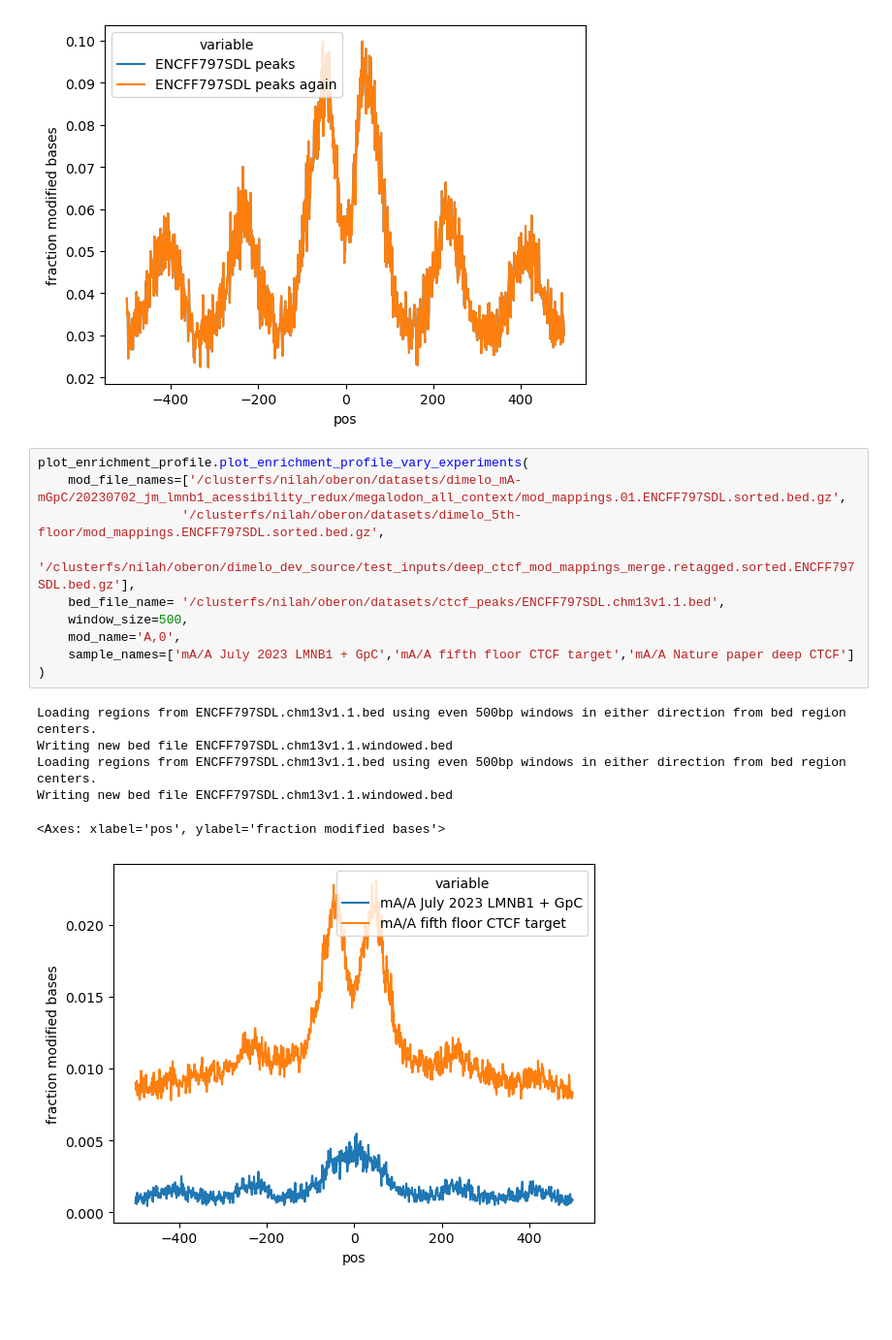
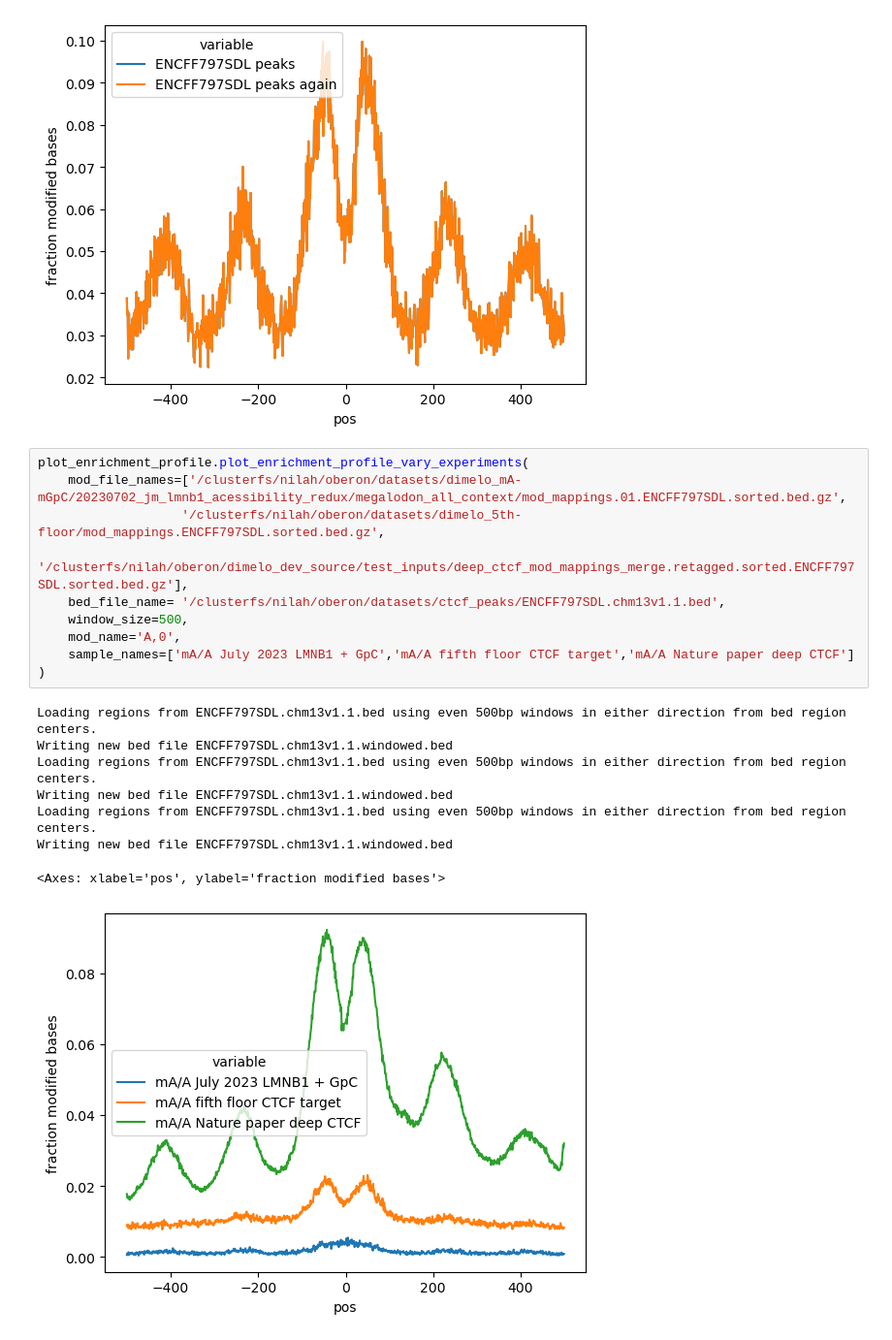
Before and after one commit to streetslab/dimelo, a Jupyter notebook: prototyping/parser/test_profile_plot.ipynb, the cells around one changed output. Shown at 97% size. Drawn from its saved outputs; the diff is of its cells as text; blank space fills up the shorter version.

Commit message:
New plots for deep CTCF nature paper runs, and successful processing of the relevant datasets.

```diff
--- a/prototyping/parser/test_profile_plot.ipynb
+++ b/prototyping/parser/test_profile_plot.ipynb
@@ -200,17 +204,19 @@ Writing new bed file ENCFF797SDL.chm13v1.1.windowed.bed
 # %%
 plot_enrichment_profile.plot_enrichment_profile_vary_experiments(
     mod_file_names=['/clusterfs/nilah/oberon/datasets/dimelo_mA-mGpC/20230702_jm_lmnb1_acessibility_redux/megalodon_all_context/mod_mappings.01.ENCFF797SDL.sorted.bed.gz',
                    '/clusterfs/nilah/oberon/datasets/dimelo_5th-floor/mod_mappings.ENCFF797SDL.sorted.bed.gz',
-                   '/clusterfs/nilah/oberon/dimelo_dev_source/test_inputs/deep_ctcf_mod_mappings_merge.retagged.sorted.ENCFF797SDL.bed.gz'],
+                   '/clusterfs/nilah/oberon/dimelo_dev_source/test_inputs/deep_ctcf_mod_mappings_merge.retagged.sorted.ENCFF797SDL.sorted.bed.gz'],
     bed_file_name= '/clusterfs/nilah/oberon/datasets/ctcf_peaks/ENCFF797SDL.chm13v1.1.bed',
     window_size=500,
     mod_name='A,0',
     sample_names=['mA/A July 2023 LMNB1 + GpC','mA/A fifth floor CTCF target','mA/A Nature paper deep CTCF']
 )
 # %% [output]
 Loading regions from ENCFF797SDL.chm13v1.1.bed using even 500bp windows in either direction from bed region centers.
 Writing new bed file ENCFF797SDL.chm13v1.1.windowed.bed
 Loading regions from ENCFF797SDL.chm13v1.1.bed using even 500bp windows in either direction from bed region centers.
 Writing new bed file ENCFF797SDL.chm13v1.1.windowed.bed
+Loading regions from ENCFF797SDL.chm13v1.1.bed using even 500bp windows in either direction from bed region centers.
+Writing new bed file ENCFF797SDL.chm13v1.1.windowed.bed
 <Axes: xlabel='pos', ylabel='fraction modified bases'>
-[figure, old version]
+[figure, new version]
```
Also changed, not shown: parts of 5 cells of this notebook.
